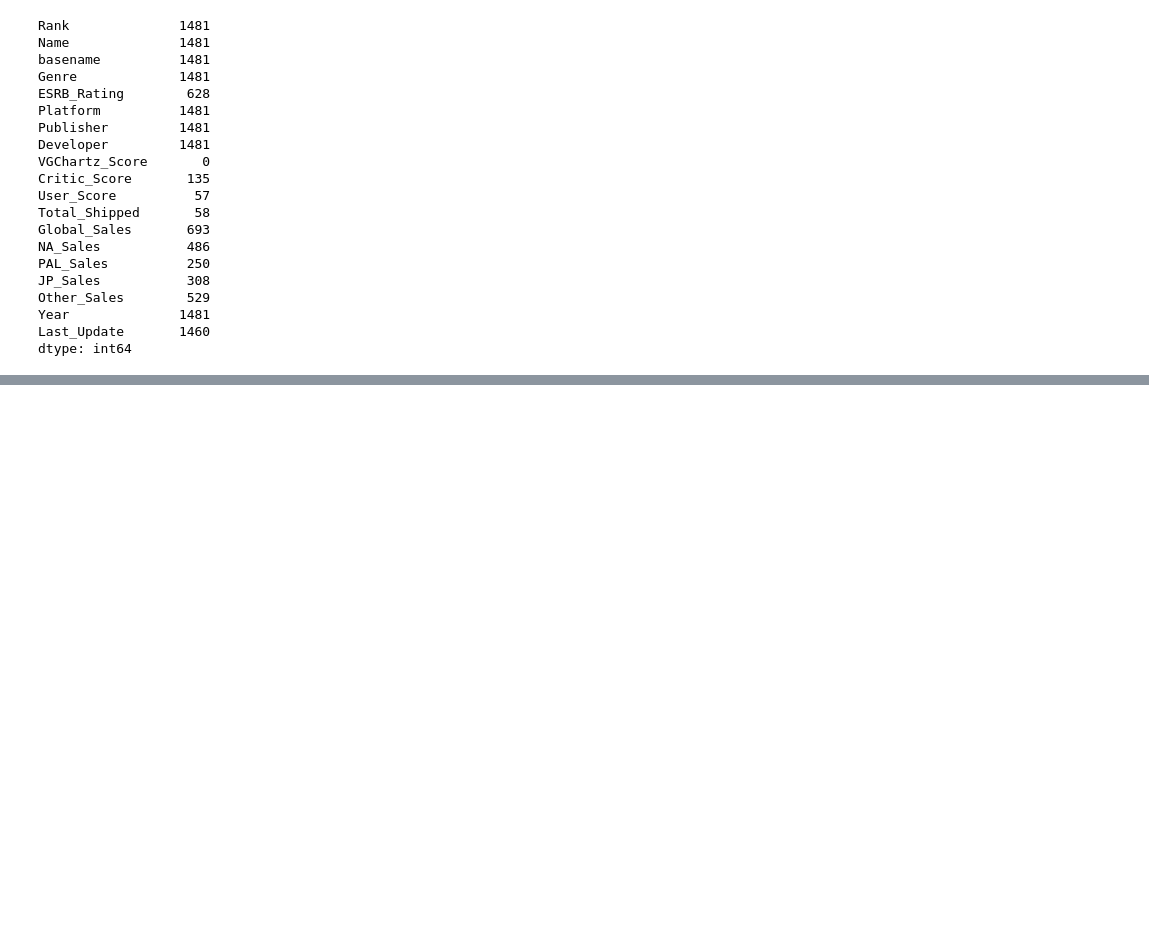
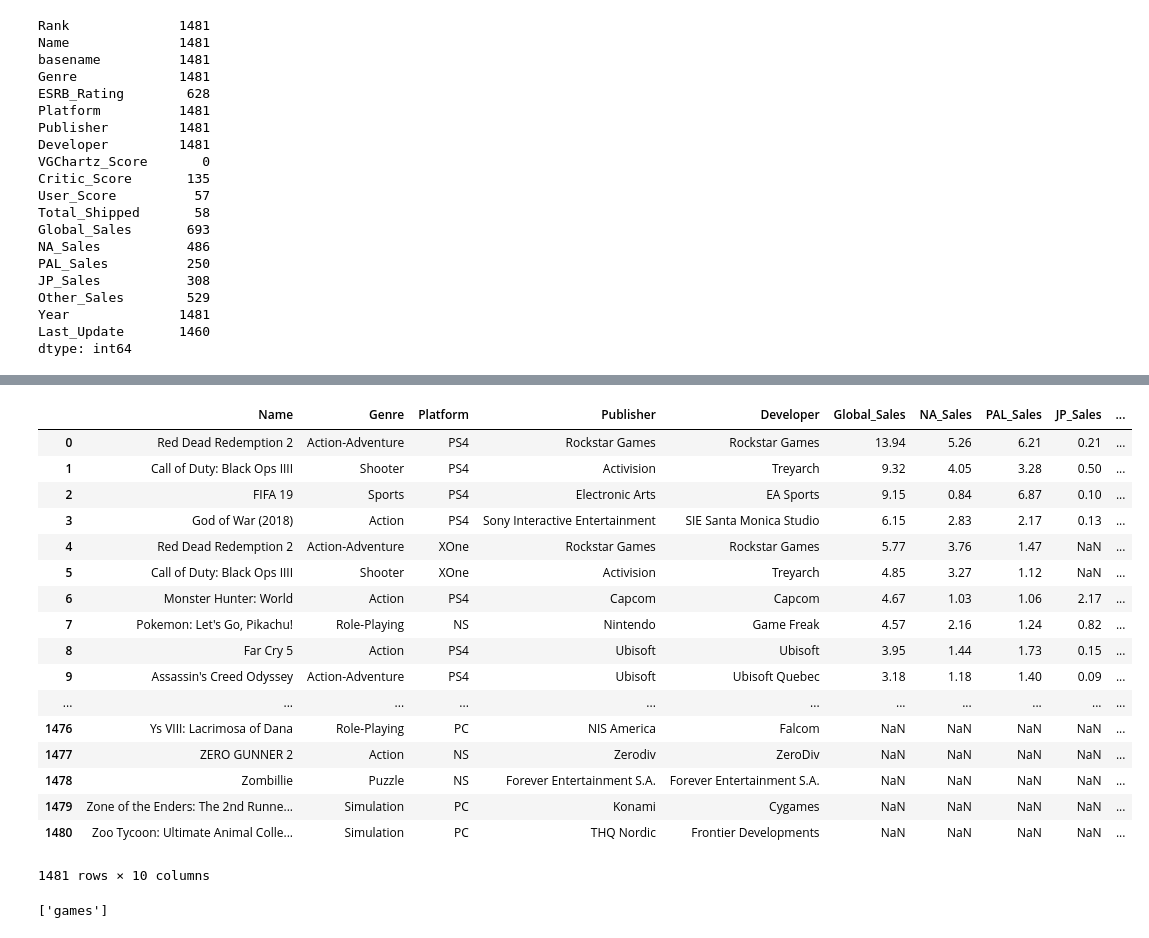
Before and after one commit to johnplakon/TheMeanSquares, a Jupyter notebook: videogame_info.ipynb, the cells around one changed output, grey strips where cells are left out. Drawn from its saved outputs; the diff is of its cells as text; code cells hidden in the pictures; blank space fills up the shorter version.

```diff
--- a/videogame_info.ipynb
+++ b/videogame_info.ipynb
@@ -188,0 +208,25 @@ vz_df_2018.fillna(0)
+# %%
+# Delete rows that have Global_sales = 0
+#vz_df_2018 = vz_df_2018[vz_df_2018.Global_Sales !=0]
+#vz_df_2018 = vz_df_2018.reset_index()
+del vz_df_2018['level_0']
+vz_df_2018
+# %% [output]
+|  | Name | Genre | Platform | Publisher | Developer | Global_Sales | NA_Sales | PAL_Sales | JP_Sales | ... |
+| 0 | Red Dead Redemption 2 | Action-Adventure | PS4 | Rockstar Games | Rockstar Games | 13.94 | 5.26 | 6.21 | 0.21 | ... |
+| 1 | Call of Duty: Black Ops IIII | Shooter | PS4 | Activision | Treyarch | 9.32 | 4.05 | 3.28 | 0.50 | ... |
+| 2 | FIFA 19 | Sports | PS4 | Electronic Arts | EA Sports | 9.15 | 0.84 | 6.87 | 0.10 | ... |
+| 3 | God of War (2018) | Action | PS4 | Sony Interactive Entertainment | SIE Santa Monica Studio | 6.15 | 2.83 | 2.17 | 0.13 | ... |
+| 4 | Red Dead Redemption 2 | Action-Adventure | XOne | Rockstar Games | Rockstar Games | 5.77 | 3.76 | 1.47 | NaN | ... |
+| 5 | Call of Duty: Black Ops IIII | Shooter | XOne | Activision | Treyarch | 4.85 | 3.27 | 1.12 | NaN | ... |
+| 6 | Monster Hunter: World | Action | PS4 | Capcom | Capcom | 4.67 | 1.03 | 1.06 | 2.17 | ... |
+| 7 | Pokemon: Let's Go, Pikachu! | Role-Playing | NS | Nintendo | Game Freak | 4.57 | 2.16 | 1.24 | 0.82 | ... |
+| 8 | Far Cry 5 | Action | PS4 | Ubisoft | Ubisoft | 3.95 | 1.44 | 1.73 | 0.15 | ... |
+| 9 | Assassin's Creed Odyssey | Action-Adventure | PS4 | Ubisoft | Ubisoft Quebec | 3.18 | 1.18 | 1.40 | 0.09 | ... |
+| ... | ... | ... | ... | ... | ... | ... | ... | ... | ... | ... |
+| 1476 | Ys VIII: Lacrimosa of Dana | Role-Playing | PC | NIS America | Falcom | NaN | NaN | NaN | NaN | ... |
+| 1477 | ZERO GUNNER 2 | Action | NS | Zerodiv | ZeroDiv | NaN | NaN | NaN | NaN | ... |
+| 1478 | Zombillie | Puzzle | NS | Forever Entertainment S.A. | Forever Entertainment S.A. | NaN | NaN | NaN | NaN | ... |
+| 1479 | Zone of the Enders: The 2nd Runne... | Simulation | PC | Konami | Cygames | NaN | NaN | NaN | NaN | ... |
+| 1480 | Zoo Tycoon: Ultimate Animal Colle... | Simulation | PC | THQ Nordic | Frontier Developments | NaN | NaN | NaN | NaN | ... |
+1481 rows × 10 columns
@@ -188,0 +244,5 @@ vz_df_2018.fillna(0)
+# %%
+# List table names of database
+engine.table_names()
+# %% [output]
+['games']
```
Also changed, not shown: parts of 7 cells of this notebook, 1 other file.
